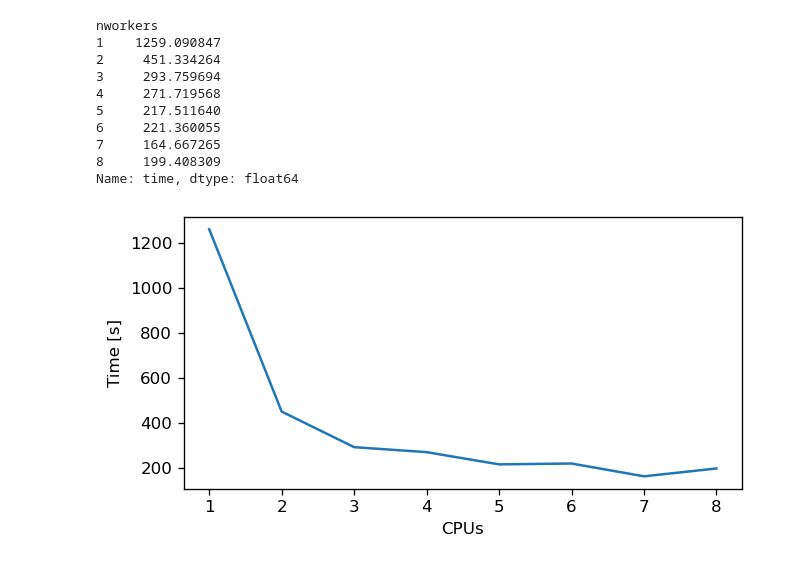
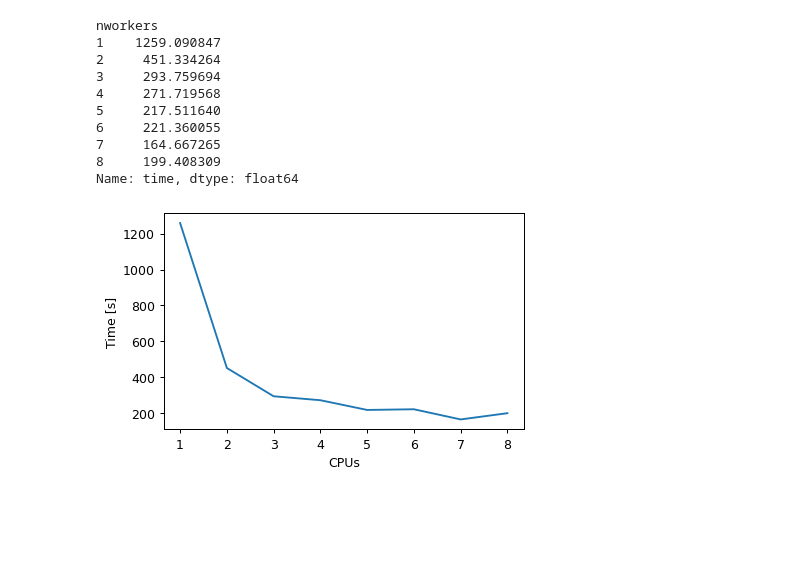
Before and after one commit to krzysztofarendt/modestga, a Jupyter notebook: modestga/benchmark/compare_parallel.ipynb, the cells around one changed output. Drawn from its saved outputs; the diff is of its cells as text; code cells hidden in the pictures; blank space fills up the shorter version.

```diff
--- a/modestga/benchmark/compare_parallel.ipynb
+++ b/modestga/benchmark/compare_parallel.ipynb
@@ -57,12 +57,12 @@ nworkers
 8     199.408309
 Name: time, dtype: float64
 # %%
-fig, ax = plt.subplots(1, 1, figsize=(6, 3), dpi=120)
+fig, ax = plt.subplots(1, 1, figsize=(5, 3), dpi=90)
 
 ax.plot(m.loc['ga']['time'])
 ax.set_xlabel('CPUs')
 ax.set_ylabel('Time [s]')
-
+plt.subplots_adjust(bottom=0.15, left=0.15, right=0.95, top=0.95)
 fig.savefig('results/comparison_parallel.png')
 # %% [output]
-[figure, old version]
+[figure, new version]
```
Also changed, not shown: 2 other files.
